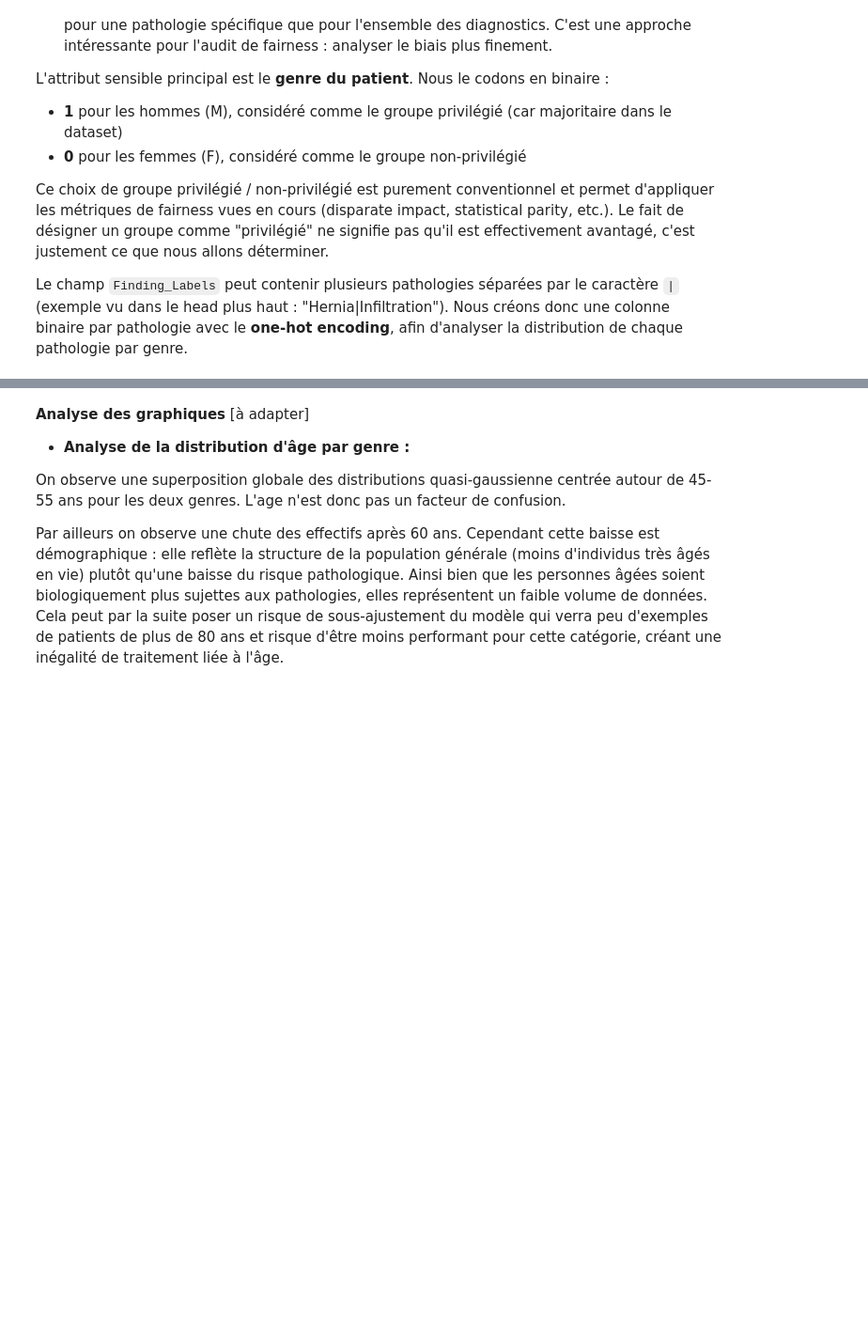
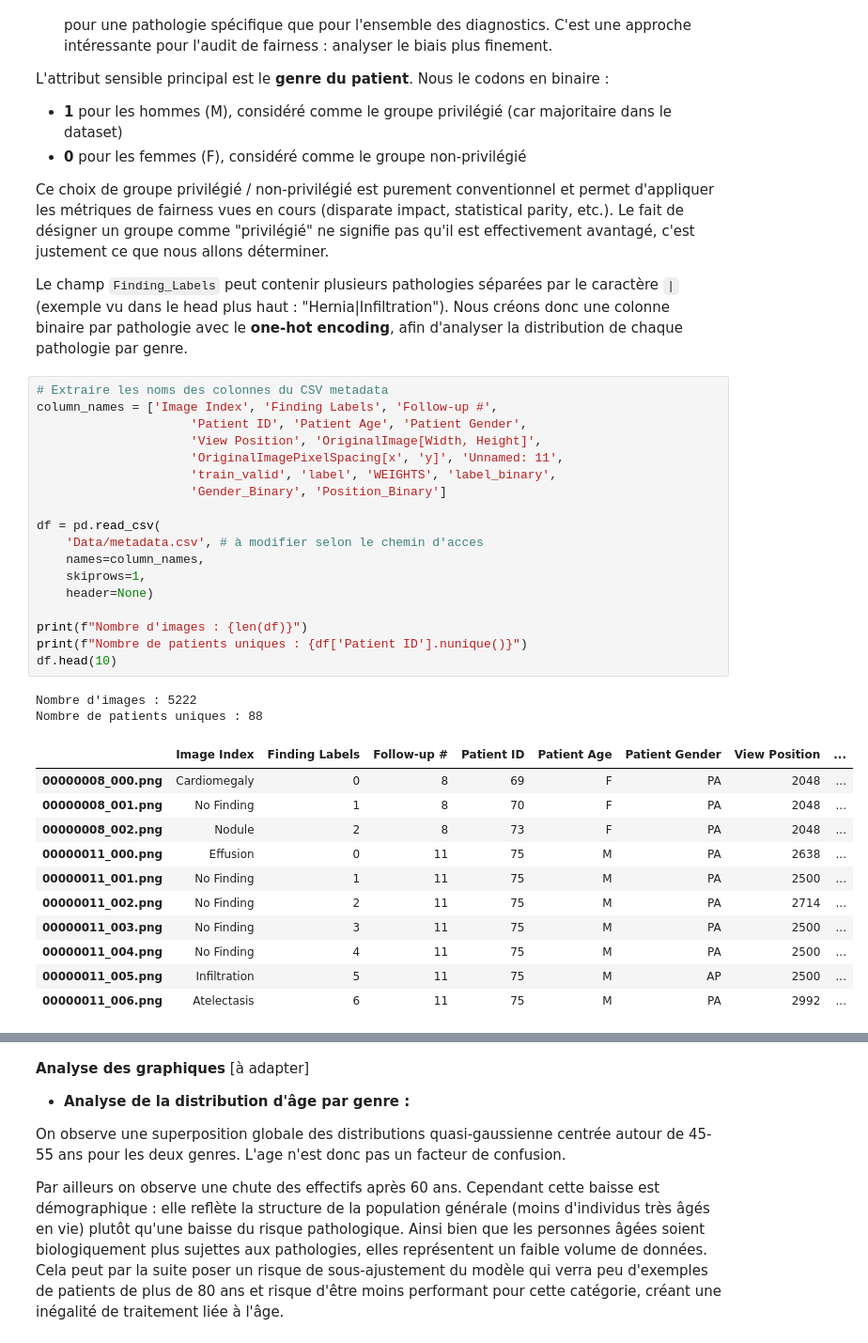
Before and after one commit to rmalapert/Fairness-in-AI, a Jupyter notebook: Projet_Final.ipynb, the cells around one changed output, grey strips where cells are left out. Shown at 94% size. Drawn from its saved outputs; the diff is of its cells as text; blank space fills up the shorter version.

```diff
--- a/Projet_Final.ipynb
+++ b/Projet_Final.ipynb
@@ -261,4 +271,36 @@ L'attribut sensible principal est le **genre du patient**. Nous le codons en bin
 Ce choix de groupe privilégié / non-privilégié est purement conventionnel et permet d'appliquer les métriques de fairness vues en cours (disparate impact, statistical parity, etc.). Le fait de désigner un groupe comme "privilégié" ne signifie pas qu'il est effectivement avantagé, c'est justement ce que nous allons déterminer.
 
 Le champ `Finding_Labels` peut contenir plusieurs pathologies séparées par le caractère `|` (exemple vu dans le head plus haut : "Hernia|Infiltration"). Nous créons donc une colonne binaire par pathologie avec le **one-hot encoding**, afin d'analyser la distribution de chaque pathologie par genre.
+# %%
+# Extraire les noms des colonnes du CSV metadata
+column_names = ['Image Index', 'Finding Labels', 'Follow-up #',
+                     'Patient ID', 'Patient Age', 'Patient Gender',
+                     'View Position', 'OriginalImage[Width, Height]',
+                     'OriginalImagePixelSpacing[x', 'y]', 'Unnamed: 11',
+                     'train_valid', 'label', 'WEIGHTS', 'label_binary',
+                     'Gender_Binary', 'Position_Binary']
+
+df = pd.read_csv(
+    'Data/metadata.csv', # à modifier selon le chemin d'acces
+    names=column_names,
+    skiprows=1,
+    header=None)
+
+print(f"Nombre d'images : {len(df)}")
+print(f"Nombre de patients uniques : {df['Patient ID'].nunique()}")
+df.head(10)
+# %% [output]
+Nombre d'images : 5222
+Nombre de patients uniques : 88
+|  | Image Index | Finding Labels | Follow-up # | Patient ID | Patient Age | Patient Gender | View Position | ... |
+| 00000008_000.png | Cardiomegaly | 0 | 8 | 69 | F | PA | 2048 | ... |
+| 00000008_001.png | No Finding | 1 | 8 | 70 | F | PA | 2048 | ... |
+| 00000008_002.png | Nodule | 2 | 8 | 73 | F | PA | 2048 | ... |
+| 00000011_000.png | Effusion | 0 | 11 | 75 | M | PA | 2638 | ... |
+| 00000011_001.png | No Finding | 1 | 11 | 75 | M | PA | 2500 | ... |
+| 00000011_002.png | No Finding | 2 | 11 | 75 | M | PA | 2714 | ... |
+| 00000011_003.png | No Finding | 3 | 11 | 75 | M | PA | 2500 | ... |
+| 00000011_004.png | No Finding | 4 | 11 | 75 | M | PA | 2500 | ... |
+| 00000011_005.png | Infiltration | 5 | 11 | 75 | M | AP | 2500 | ... |
+| 00000011_006.png | Atelectasis | 6 | 11 | 75 | M | PA | 2992 | ... |
 # %%
```
Also changed, not shown: parts of 19 cells of this notebook.
